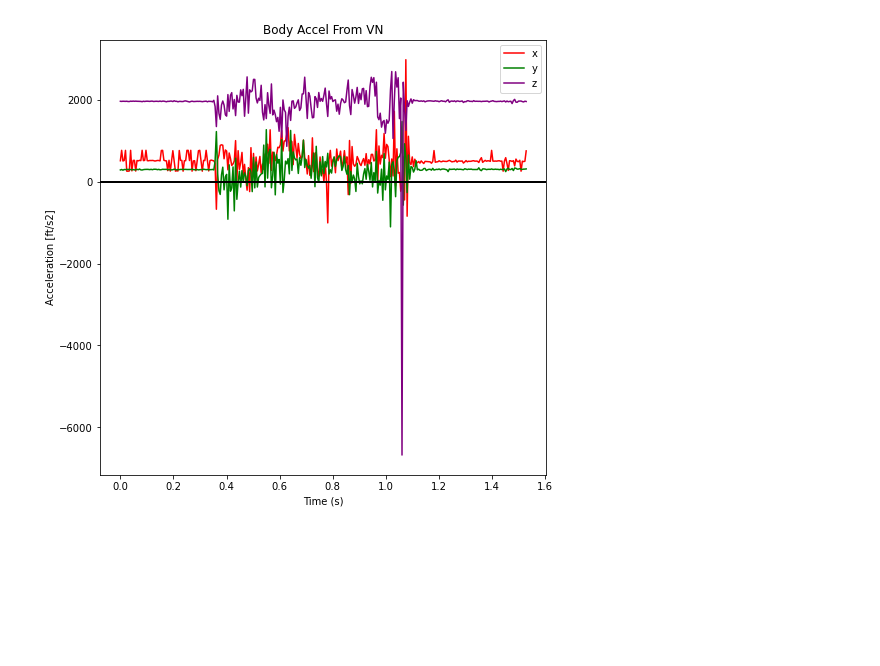
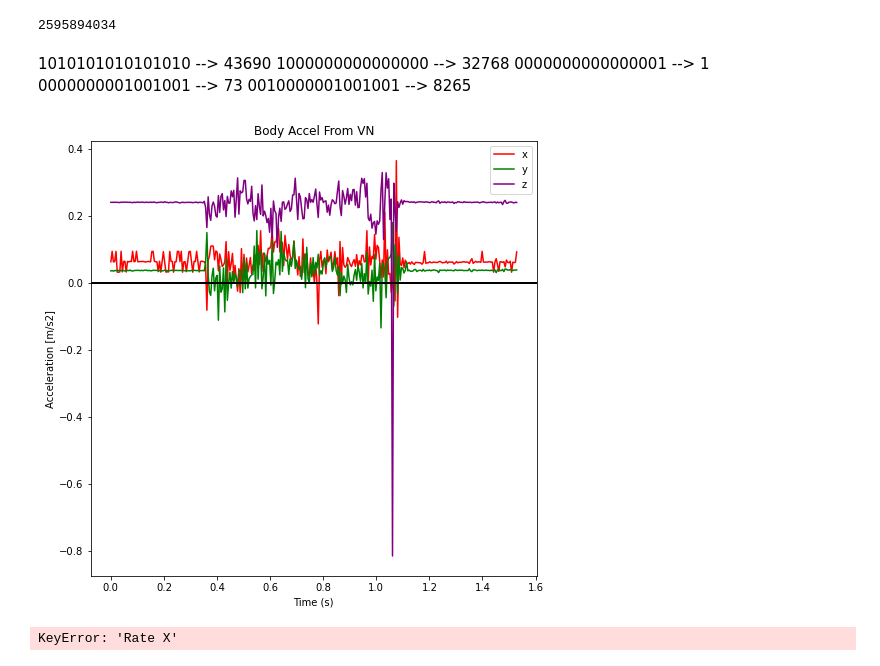
Before and after one commit to VADL-2022/IMU_VV, a Jupyter notebook: 04_IMU_Testing/alternatives/LSM_IMU_InLabTesting.ipynb, the cells around one changed output. Cells and saved outputs as stored; diff of their text form; code cells hidden in the pictures; blank space fills up the shorter version.

```diff
--- a/04_IMU_Testing/alternatives/LSM_IMU_InLabTesting.ipynb
+++ b/04_IMU_Testing/alternatives/LSM_IMU_InLabTesting.ipynb
@@ -6,3 +67,18 @@ from scipy import integrate
+# %%
+wyL = 10101010
+wyH = 10101010
+wy = wyH * 256 + wyL
+if wy > 32767 :
+    wy -= 65536
+print(wy)
+# %% [output]
+2595894034
+# %% [markdown]
+1010101010101010 --> 43690
+1000000000000000 --> 32768
+0000000000000001 --> 1
+0000000001001001 --> 73
+0010000001001001 --> 8265
 # %%
 def numerical_int(accel_xyz, tdata):
     '''
@@ -39,7 +115,7 @@ ft = 3.2884  # ft/m
 
 ################## DATA FRAME ##################
 datafile = 'LSM_LOG_20220218-162202.csv'
-fields = ['Accel X', 'Accel Y', 'Accel Z']
+fields = ['Accel X', 'Accel Y', 'Accel Z', 'Rate X', 'Rate Y', 'Rate Z', 'Time']
 
 df = pd.read_csv(datafile, skipinitialspace=True, usecols=fields)
 
@@ -47,21 +123,39 @@ df = pd.read_csv(datafile, skipinitialspace=True, usecols=fields)
 tdata = np.linspace(0, 318/208, 318)
 L = tdata.shape[0]
 # This time is just completely incorrect
-# %%
-ax_vn = df['Accel X']
-ay_vn = df['Accel Y']
-az_vn = df['Accel Z']
-
-fig1 = plt.figure(1, figsize=(8,8))
-ax = plt.subplot(111)
-l2 = ax.plot(tdata, ax_vn, color='red', label='x')
-l3 = ax.plot(tdata, ay_vn, color='green', label='y')
-l4 = ax.plot(tdata, az_vn, color='purple', label='z')
-l5 = plt.axhline(y=0, color='black', linewidth=2)
-ax.set_title("Body Accel From VN")
-ax.set_xlabel('Time (s)')
-ax.set_ylabel("Acceleration [ft/s2]")
-ax.legend()
-plt.show()
-# %% [output]
-[figure, removed]
+# %%
+ax_vn = df['Accel X']* 4.0 / 32768.0
+ay_vn = df['Accel Y']* 4.0 / 32768.0
+az_vn = df['Accel Z']* 4.0 / 32768.0
+
+fig1 = plt.figure(1, figsize=(8,8))
+ax = plt.subplot(111)
+l2 = ax.plot(tdata, ax_vn, color='red', label='x')
+l3 = ax.plot(tdata, ay_vn, color='green', label='y')
+l4 = ax.plot(tdata, az_vn, color='purple', label='z')
+l5 = plt.axhline(y=0, color='black', linewidth=2)
+ax.set_title("Body Accel From VN")
+ax.set_xlabel('Time (s)')
+ax.set_ylabel("Acceleration [m/s2]")
+ax.legend()
+plt.show()
+# %% [output]
+[figure, added]
+# %%
+rx = df['Rate X']* 2000.0 / 32768.0
+ry = df['Rate Y']* 2000.0 / 32768.0
+rz = df['Rate Z']* 2000.0 / 32768.0
+
+fig1 = plt.figure(1, figsize=(8,8))
+ax = plt.subplot(111)
+l2 = ax.plot(tdata, rx, color='red', label='x')
+l3 = ax.plot(tdata, ry, color='green', label='y')
+l4 = ax.plot(tdata, rz, color='purple', label='z')
+l5 = plt.axhline(y=0, color='black', linewidth=2)
+ax.set_title("Gyroscopic Data From VN")
+ax.set_xlabel('Time (s)')
+ax.set_ylabel("Change in Orientation [deg/s]")
+ax.legend()
+plt.show()
+# %% [output]
+KeyError: 'Rate X'
```
Also changed, not shown: parts of 13 cells of this notebook, 2 other files.
